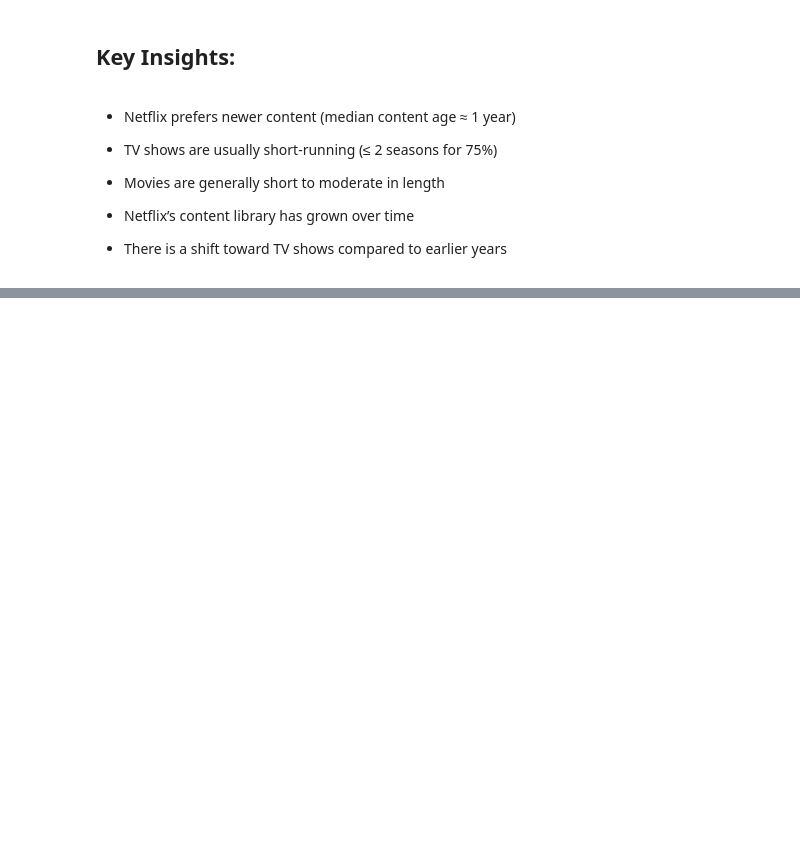
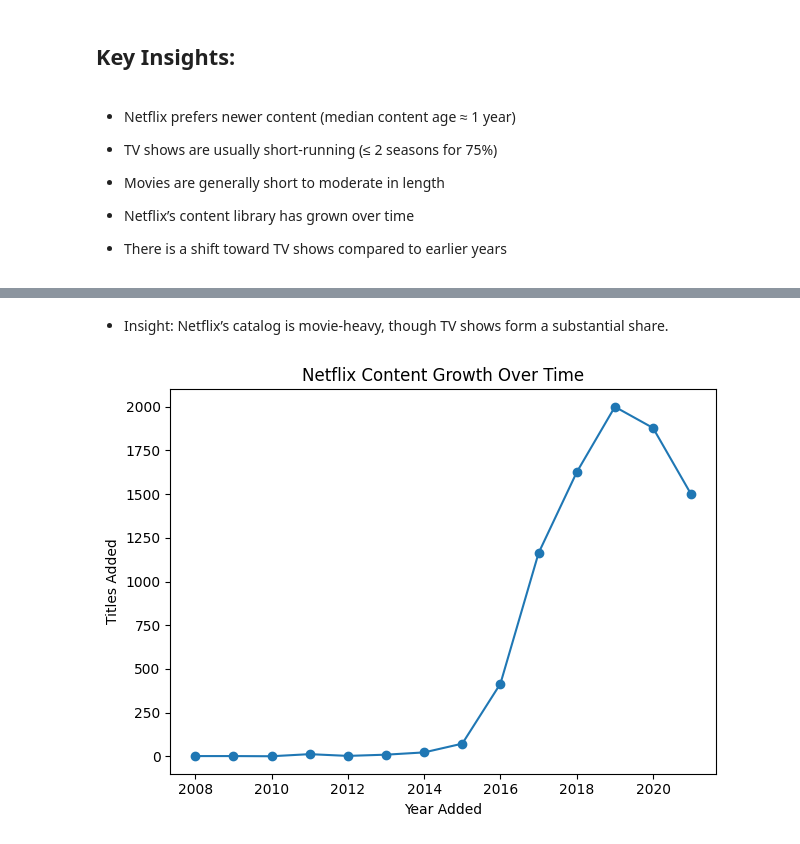
Before and after one commit to itsaramn/Streaming-Platform-Content-Strategy-Analysis, a Jupyter notebook: netflix_analysis.ipynb, the cells around one changed output, grey strips where cells are left out. Saved outputs shown, nothing was run; the diff lists cells and outputs as text; code cells hidden in the pictures; blank space fills up the shorter version.

```diff
--- a/netflix_analysis.ipynb
+++ b/netflix_analysis.ipynb
@@ -541,0 +544,12 @@ df.rename(columns={'ismovie':'is_movie'})
+# %% [markdown]
+
+- Insight: Netflix’s catalog is movie-heavy, though TV shows form a substantial share.
+# %%
+df.groupby('year_added').size().plot(kind='line', marker='o')
+plt.title('Netflix Content Growth Over Time')
+plt.xlabel('Year Added')
+plt.ylabel('Titles Added')
+plt.tight_layout()
+plt.show()
+# %% [output]
+[figure, added]
```
Also changed, not shown: parts of 12 cells of this notebook.
